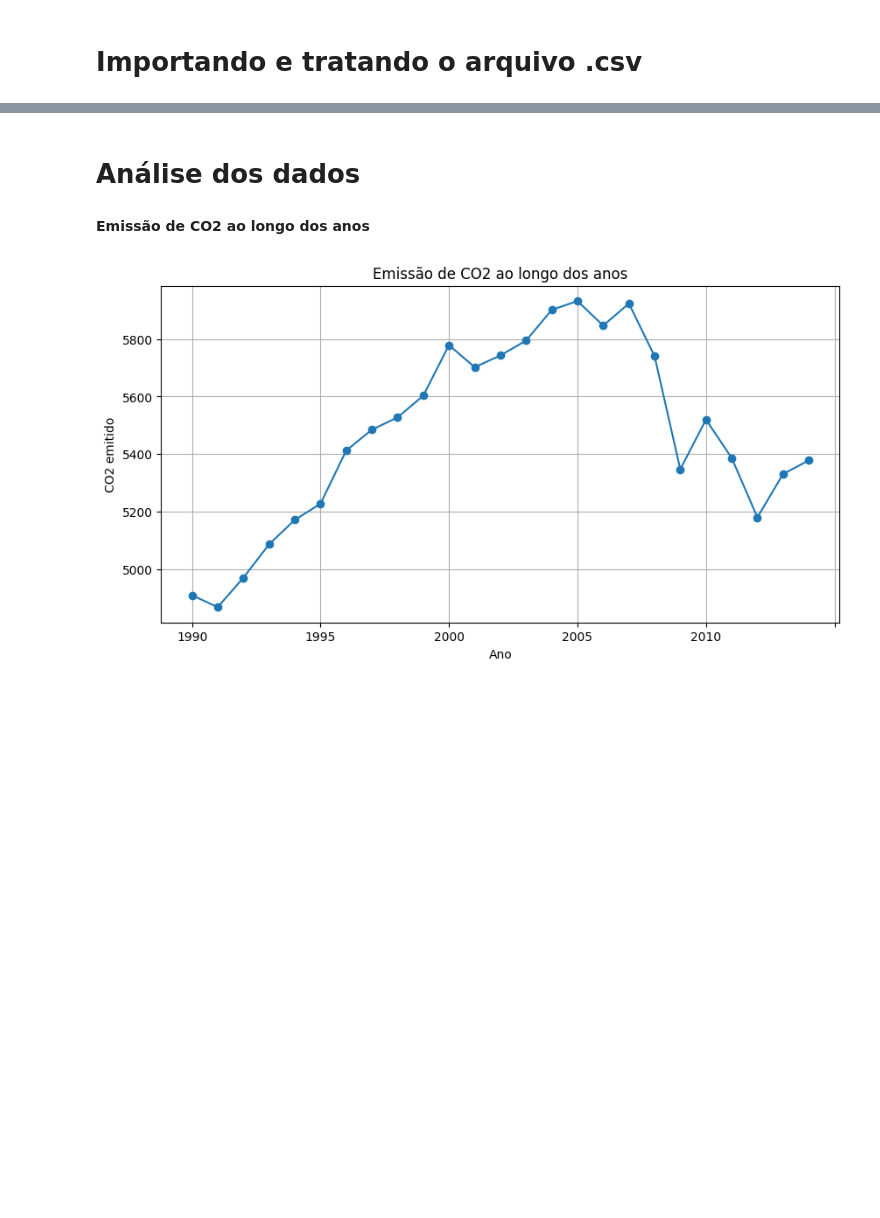
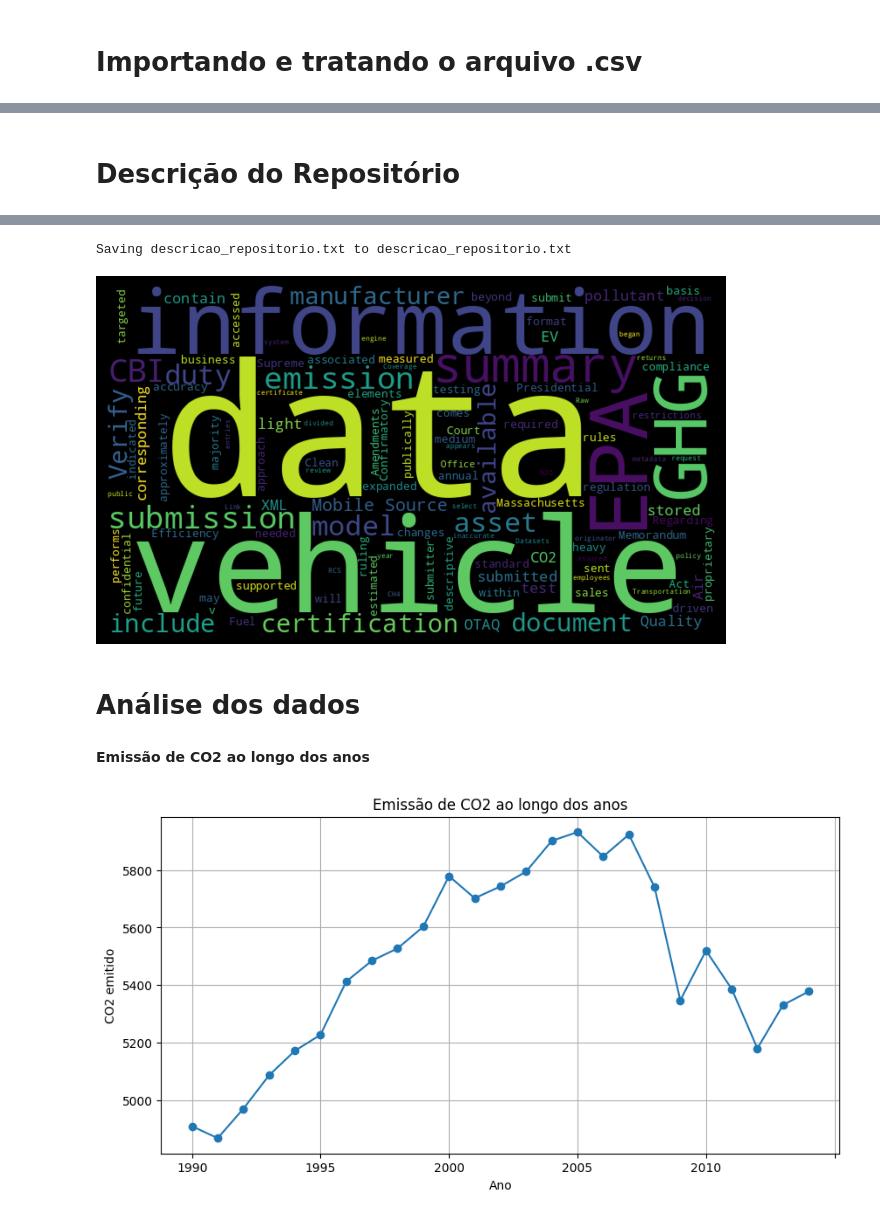
Before and after one commit to AldoSilva07/Grupo-4---M-dulo-de-Python, a Jupyter notebook: Código_Grupo_4_Todos.ipynb, the cells around one changed output, grey strips where cells are left out. Cells and saved outputs as stored; diff of their text form; code cells hidden in the pictures; blank space fills up the shorter version.

Commit message:
Criado usando o Colab.
Adicionei meu gráfico e juntei os código do Daniel (modificado) e do Sérgio

```diff
--- a/Código_Grupo_4_Todos.ipynb
+++ b/Código_Grupo_4_Todos.ipynb
@@ -63,0 +52,19 @@ Saving Table 3-1.csv to Table 3-1.csv
+# %% [markdown]
+# Descrição do Repositório
+# %%
+#descricao = open("https://raw.githubusercontent.com/ricardolsfranca/Grupo-4---M-dulo-de-Python/refs/heads/patch-5/descricao_repositorio.txt","r", encoding="utf-8").read()
+
+from google.colab import files
+uploaded = files.upload()
+
+descricao = open("descricao_repositorio.txt","r", encoding="utf-8").read()
+print("\n".join(descricao.split("\n")[107:117]))
+
+from wordcloud import WordCloud
+
+wordcloud = WordCloud(width=700, height=400).generate(descricao)
+fig, ax = plt.subplots(facecolor="k")
+ax.imshow(wordcloud, interpolation="bilinear")
+plt.axis("off")
+plt.tight_layout();
+# %% [output]
@@ -64,3 +72,5 @@ Saving Table 3-1.csv to Table 3-1.csv
+Saving descricao_repositorio.txt to descricao_repositorio.txt
+[figure, added]
 # %% [markdown]
 # **Análise dos dados**
 # %% [markdown]
```
Also changed, not shown: parts of 16 cells of this notebook.
